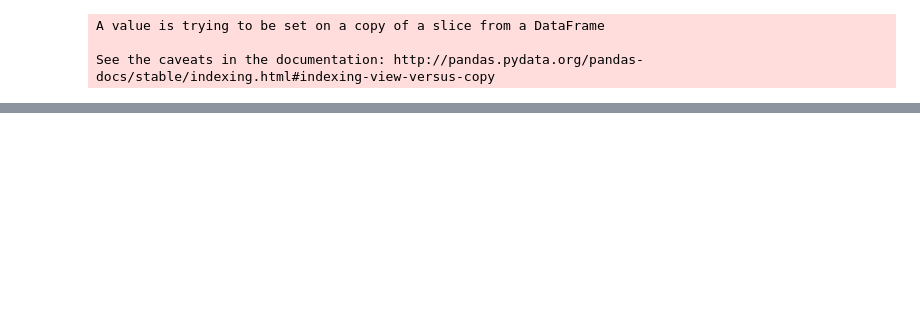
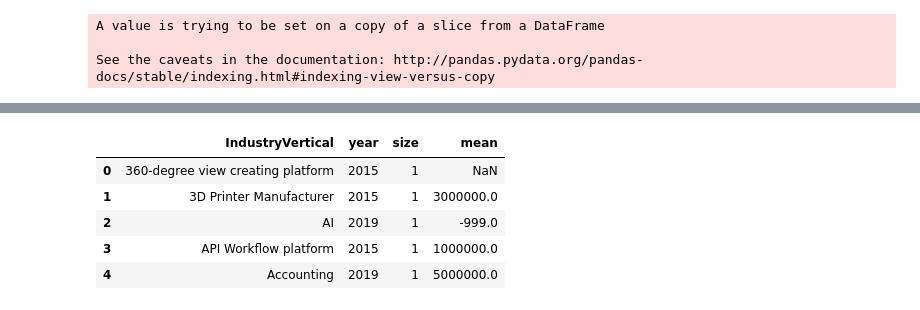
Before and after one commit to farookjintha/Indian-Startups, a Jupyter notebook: Indian-Startups.ipynb, the cells around one changed output, grey strips where cells are left out. Drawn from its saved outputs; the diff is of its cells as text; code cells hidden in the pictures; blank space fills up the shorter version.

```diff
--- a/Indian-Startups.ipynb
+++ b/Indian-Startups.ipynb
@@ -658,0 +772,8 @@ fig
+# %%
+location_map = {
+    "eCommerce" : "E-Commerce",
+    "ECommerce" : "E-Commerce"
+}
+
+for i, v in location_map.items():
+    df['IndustryVertical'][df['IndustryVertical'] == i] = v
@@ -658,0 +817,11 @@ fig
+# %%
+temp_df = df.groupby(['IndustryVertical', 'year'])["CleanedAmount"].agg(["size", "mean"]).reset_index()
+# %%
+temp_df.head()
+# %% [output]
+|  | IndustryVertical | year | size | mean |
+| 0 | 360-degree view creating platform | 2015 | 1 | NaN |
+| 1 | 3D Printer Manufacturer | 2015 | 1 | 3000000.0 |
+| 2 | AI | 2019 | 1 | -999.0 |
+| 3 | API Workflow platform | 2015 | 1 | 1000000.0 |
+| 4 | Accounting | 2019 | 1 | 5000000.0 |
```
Also changed, not shown: parts of 42 cells of this notebook.
